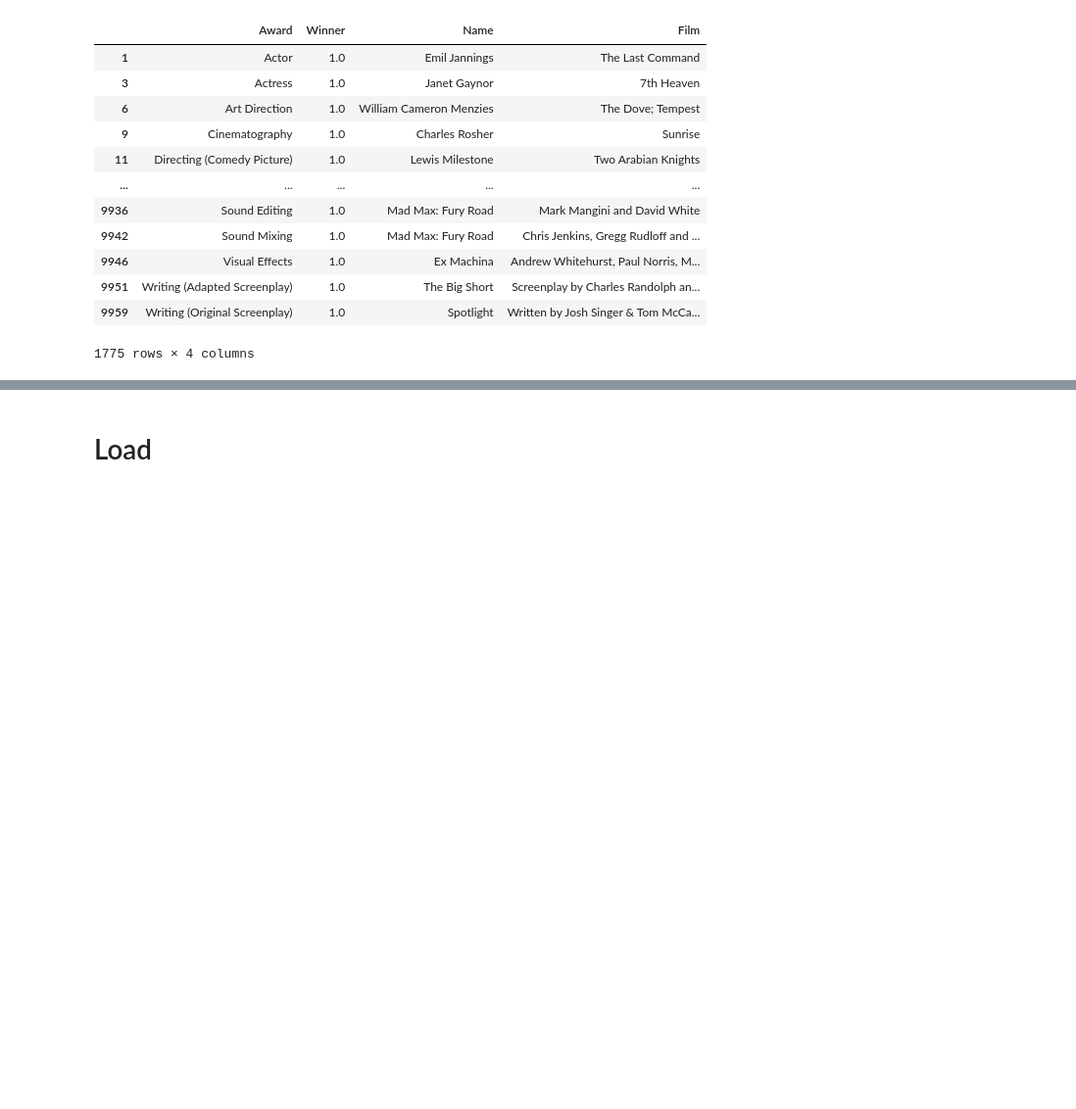
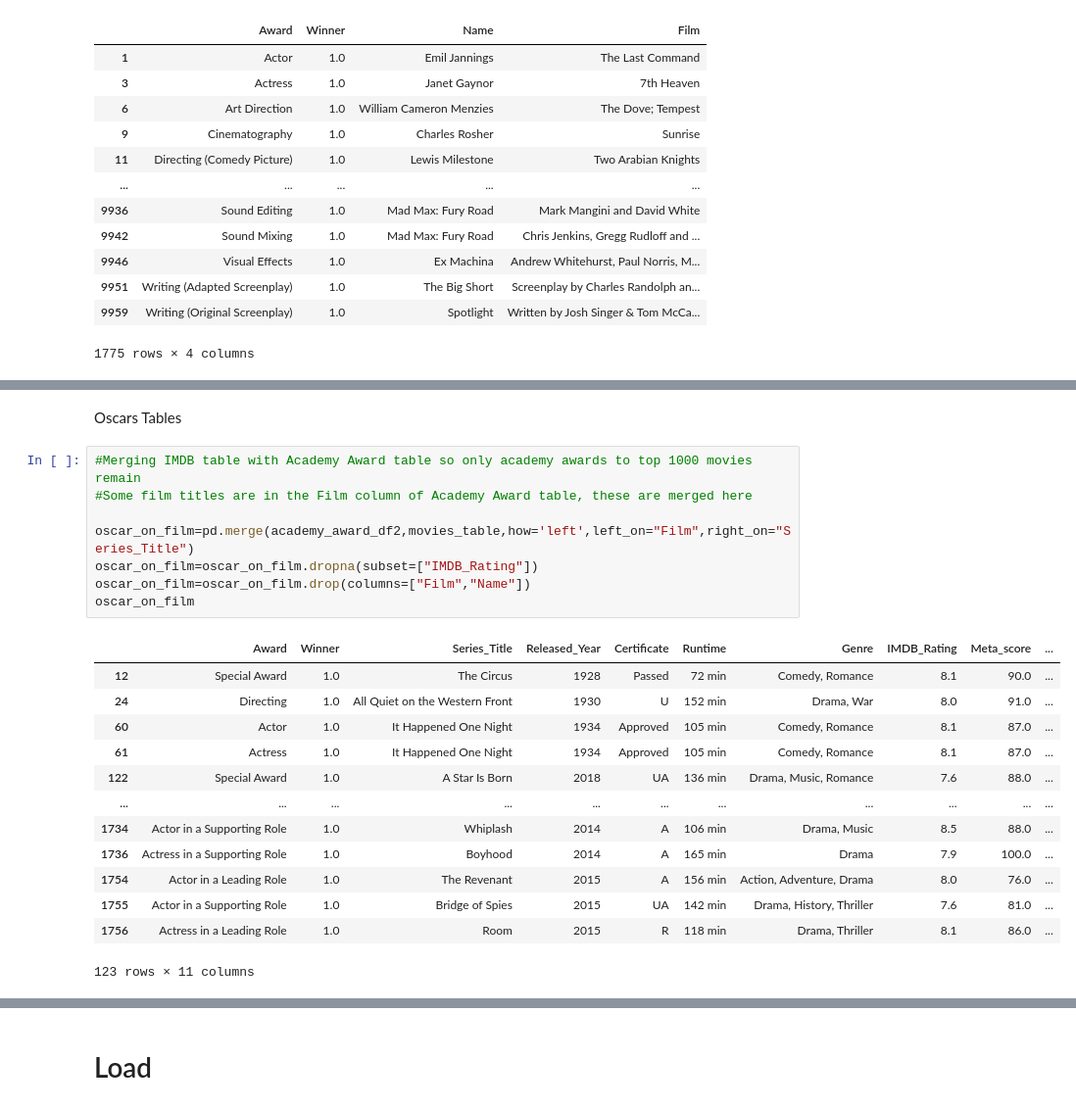
Before and after one commit to 0samvuong/Project-2-ETL-Group-6, a Jupyter notebook: movies.ipynb, the cells around one changed output, grey strips where cells are left out. Shown at 98% size. Saved outputs shown, nothing was run; the diff lists cells and outputs as text; blank space fills up the shorter version.

```diff
--- a/movies.ipynb
+++ b/movies.ipynb
@@ -93,0 +136,24 @@ imdb_df['Series_Title'].nunique()
+# %% [markdown]
+Oscars Tables
+# %%
+#Merging IMDB table with Academy Award table so only academy awards to top 1000 movies remain
+#Some film titles are in the Film column of Academy Award table, these are merged here
+
+oscar_on_film=pd.merge(academy_award_df2,movies_table,how='left',left_on="Film",right_on="Series_Title")
+oscar_on_film=oscar_on_film.dropna(subset=["IMDB_Rating"])
+oscar_on_film=oscar_on_film.drop(columns=["Film","Name"])
+oscar_on_film
+# %% [output]
+|  | Award | Winner | Series_Title | Released_Year | Certificate | Runtime | Genre | IMDB_Rating | Meta_score | ... |
+| 12 | Special Award | 1.0 | The Circus | 1928 | Passed | 72 min | Comedy, Romance | 8.1 | 90.0 | ... |
+| 24 | Directing | 1.0 | All Quiet on the Western Front | 1930 | U | 152 min | Drama, War | 8.0 | 91.0 | ... |
+| 60 | Actor | 1.0 | It Happened One Night | 1934 | Approved | 105 min | Comedy, Romance | 8.1 | 87.0 | ... |
+| 61 | Actress | 1.0 | It Happened One Night | 1934 | Approved | 105 min | Comedy, Romance | 8.1 | 87.0 | ... |
+| 122 | Special Award | 1.0 | A Star Is Born | 2018 | UA | 136 min | Drama, Music, Romance | 7.6 | 88.0 | ... |
+| ... | ... | ... | ... | ... | ... | ... | ... | ... | ... | ... |
+| 1734 | Actor in a Supporting Role | 1.0 | Whiplash | 2014 | A | 106 min | Drama, Music | 8.5 | 88.0 | ... |
+| 1736 | Actress in a Supporting Role | 1.0 | Boyhood | 2014 | A | 165 min | Drama | 7.9 | 100.0 | ... |
+| 1754 | Actor in a Leading Role | 1.0 | The Revenant | 2015 | A | 156 min | Action, Adventure, Drama | 8.0 | 76.0 | ... |
+| 1755 | Actor in a Supporting Role | 1.0 | Bridge of Spies | 2015 | UA | 142 min | Drama, History, Thriller | 7.6 | 81.0 | ... |
+| 1756 | Actress in a Leading Role | 1.0 | Room | 2015 | R | 118 min | Drama, Thriller | 8.1 | 86.0 | ... |
+123 rows × 11 columns
```
Also changed, not shown: parts of 16 cells of this notebook, 2 other files.
